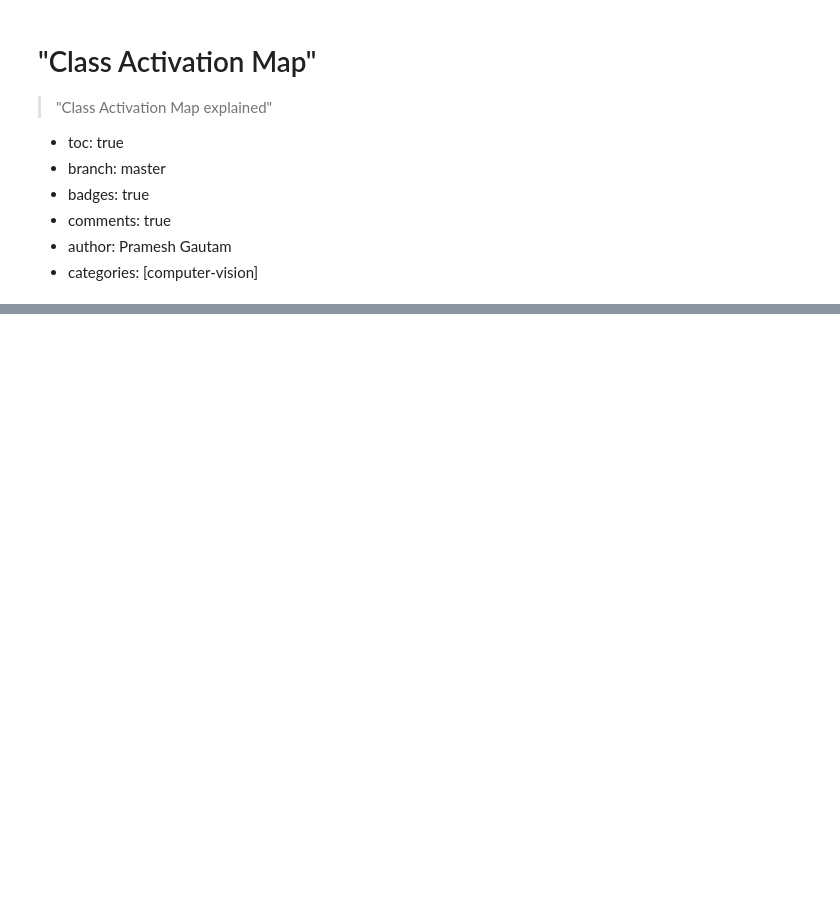
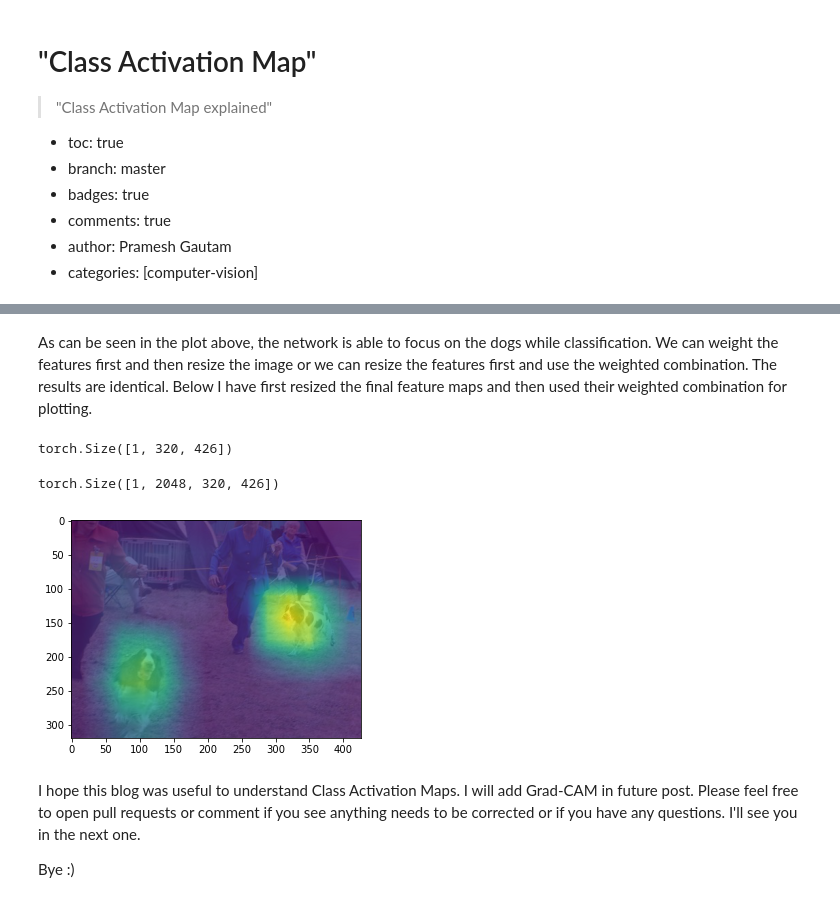
Before and after one commit to pmgautam/personal-blog, a Jupyter notebook: _notebooks/2022-08-05-Class-activation-maps.ipynb, the cells around one changed output, grey strips where cells are left out. Cells and saved outputs as stored; diff of their text form; code cells hidden in the pictures; blank space fills up the shorter version.

```diff
--- a/_notebooks/2022-08-05-Class-activation-maps.ipynb
+++ b/_notebooks/2022-08-05-Class-activation-maps.ipynb
@@ -91,3 +129,23 @@ final_cam = F.interpolate(combined_cam, tuple(input_img.shape[:2]), mode="biline
+# %% [markdown]
+As can be seen in the plot above, the network is able to focus on the dogs while classification. We can weight the features first and then resize the image or we can resize the features first and use the weighted combination. The results are identical. Below I have first resized the final feature maps and then used their weighted combination for plotting.
+# %%
+# resizing the feature maps and then weighting
+features = F.interpolate(activation["layer4"], tuple(input_img.shape[:2]), mode="bilinear")
+
+final_res=torch.einsum("bchw,bchw->bhw", fc_weights, features)
+final_res.shape
+# %% [output]
+torch.Size([1, 320, 426])
+# %%
+features.shape
+# %% [output]
+torch.Size([1, 2048, 320, 426])
 # %%
 plt.imshow(input_img)
-plt.imshow(final_cam.squeeze().detach().numpy(), alpha=0.8)
+plt.imshow(final_res.squeeze().detach().numpy(), alpha=0.8);
+# %% [output]
+[figure, added]
+# %% [markdown]
+I hope this blog was useful to understand Class Activation Maps. I will add Grad-CAM in future post. Please feel free to open pull requests or comment if you see anything needs to be corrected or if you have any questions. I'll see you in the next one.
+
+Bye :)
```
Also changed, not shown: parts of 16 cells of this notebook.
